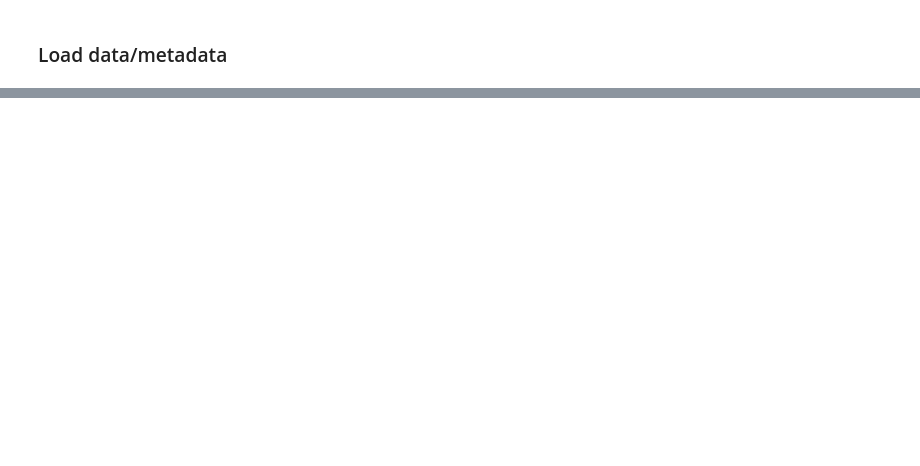
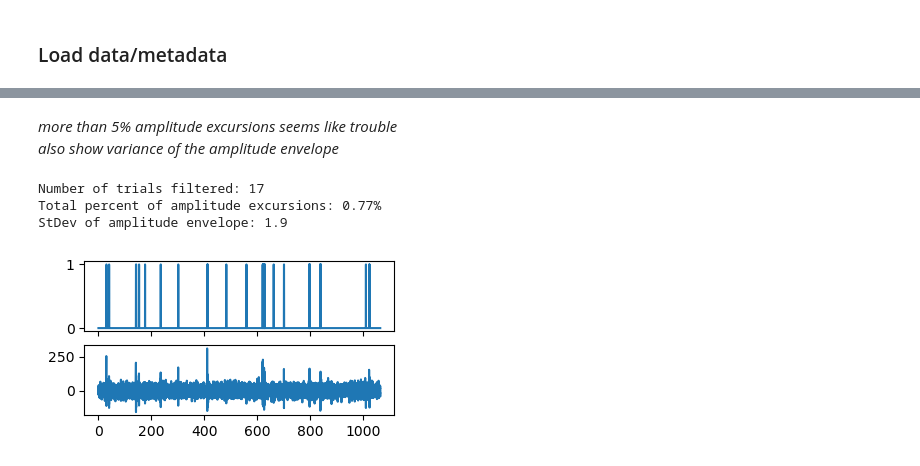
Before and after one commit to jtmiles/GRID_lab_python, a Jupyter notebook: screen_contacts.ipynb, the cells around one changed output, grey strips where cells are left out. Saved outputs shown, nothing was run; the diff lists cells and outputs as text; code cells hidden in the pictures; blank space fills up the shorter version.

```diff
--- a/screen_contacts.ipynb
+++ b/screen_contacts.ipynb
@@ -96,0 +194,4 @@ t_ixs = np.array([np.where((ts>=(im_t+pre))&(ts<=(im_t+post))) for im_t in img_t
+# %%
+reg = dropdown.value
+pairs_list = utils.find_valid_pairs(montage.loc[montage.region==reg,"name"].to_list())
+print(pairs_list)
@@ -96,0 +202,12 @@ t_ixs = np.array([np.where((ts>=(im_t+pre))&(ts<=(im_t+post))) for im_t in img_t
+# %%
+# parameters for signal processing
+resrate = 1024
+lpfreq = 300
+
+ts,bipolar,filtwins1 = filtering.bipolar_reref(data.loc[:,pairs_list[0]], origfs,
+                                               resrate, lpfreq=lpfreq,norm=None)
+# time prior to (pre) and after (post) image onset
+pre = -1
+post = 2
+
+t_ixs = np.array([np.where((ts>=(im_t+pre))&(ts<=(im_t+post))) for im_t in img_ts]).squeeze()
@@ -96,0 +222,36 @@ t_ixs = np.array([np.where((ts>=(im_t+pre))&(ts<=(im_t+post))) for im_t in img_t
+# %% [markdown]
+_more than 5% amplitude excursions seems like trouble_ <br>
+_also show variance of the amplitude envelope_
+# %%
+# identify noise artifacts using local changes in amplitude envelope
+win_dur = 0.125 # seconds
+norm_env = utils.envelope_noise_screen(bipolar, resrate, window_s=win_dur)
+
+MAD_thresh = 8.0 # median absolute deviations
+min_dur = 0.125 # seconds
+n_samples = int(min_dur * resrate)
+amp_mask = filtering.rolling_sum(np.int64(norm_env>MAD_thresh),
+                                 n_samples,
+                                 axis=0)>0
+# see how many trials have amplitude excursions within the ERP window
+pre = -1
+post = 2
+plot_ts = np.linspace(pre,post,t_ixs.shape[1])
+ixA = np.min(np.where(plot_ts>=pre))
+ixB = np.argmin(np.abs(plot_ts-post))
+filt_bip = np.ma.array(bipolar,mask=amp_mask)
+t_mask = filt_bip[t_ixs[:,ixA:ixB]].mask.sum(axis=1)<=16
+print(f"Number of trials filtered: {sum(~t_mask)}")
+
+print(f"Total percent of amplitude excursions: {round(100*(sum(amp_mask[t_ixs].flatten())/len(amp_mask.flatten())),2)}%")
+print(f"StDev of amplitude envelope: {round(np.std(norm_env),2)}")
+fig,[ax1,ax2] = plt.subplots(2,1,figsize=(4,2))
+ax1.plot(ts,amp_mask)
+ax1.set_xticklabels([])
+ax2.plot(ts,bipolar)
+plt.show()
+# %% [output]
+Number of trials filtered: 17
+Total percent of amplitude excursions: 0.77%
+StDev of amplitude envelope: 1.9
+[figure, added]
```
Also changed, not shown: parts of 54 cells of this notebook, 2 other files.
